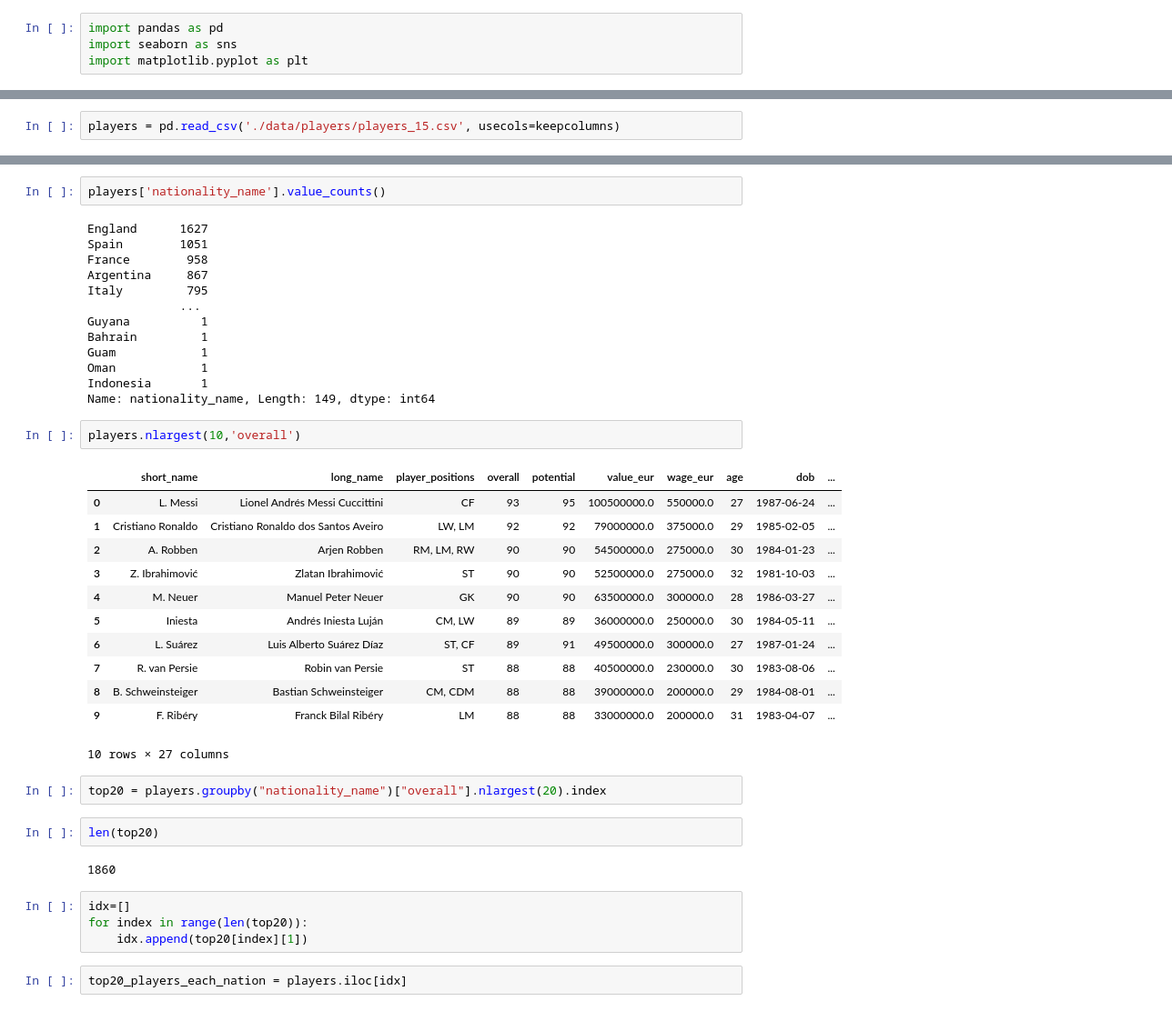
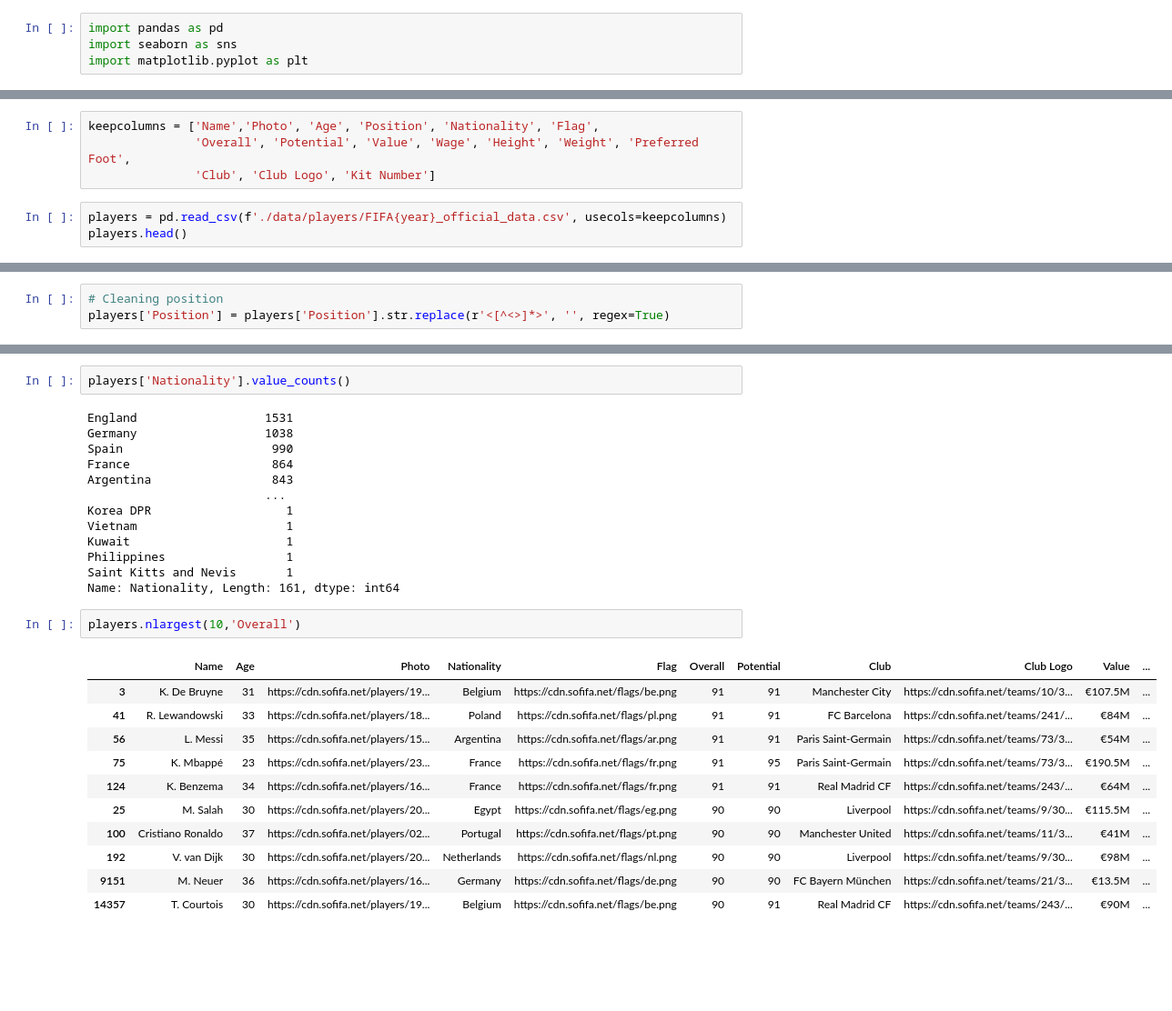
Before and after one commit to gabipana7/fifa-world-cup-2022, a Jupyter notebook: players.ipynb, the cells around one changed output, grey strips where cells are left out. Shown at 91% size. Saved outputs shown, nothing was run; the diff lists cells and outputs as text; blank space fills up the shorter version.

```diff
--- a/players.ipynb
+++ b/players.ipynb
@@ -73,2 +73,7 @@ keepcolumns = ['short_name', 'long_name', 'player_positions', 'age', 'dob', 'nat
+# %%
+keepcolumns = ['Name','Photo', 'Age', 'Position', 'Nationality', 'Flag',
+               'Overall', 'Potential', 'Value', 'Wage', 'Height', 'Weight', 'Preferred Foot',
+               'Club', 'Club Logo', 'Kit Number']
 # %%
-players = pd.read_csv('./data/players/players_15.csv', usecols=keepcolumns)
+players = pd.read_csv(f'./data/players/FIFA{year}_official_data.csv', usecols=keepcolumns)
+players.head()
@@ -153,0 +150,3 @@ sns.heatmap(players[cols].isna(), cmap=sns.color_palette(colours))
+# %%
+# Cleaning position
+players['Position'] = players['Position'].str.replace(r'<[^<>]*>', '', regex=True)
@@ -154,42 +169,29 @@ sns.heatmap(players[cols].isna(), cmap=sns.color_palette(colours))
 # %%
-players['nationality_name'].value_counts()
+players['Nationality'].value_counts()
 # %% [output]
-England      1627
-Spain        1051
-France        958
-Argentina     867
-Italy         795
-             ...
-Guyana          1
-Bahrain         1
-Guam            1
-Oman            1
-Indonesia       1
-Name: nationality_name, Length: 149, dtype: int64
+England                  1531
+Germany                  1038
+Spain                     990
+France                    864
+Argentina                 843
+                         ...
+Korea DPR                   1
+Vietnam                     1
+Kuwait                      1
+Philippines                 1
+Saint Kitts and Nevis       1
+Name: Nationality, Length: 161, dtype: int64
 # %%
-players.nlargest(10,'overall')
+players.nlargest(10,'Overall')
 # %% [output]
-|  | short_name | long_name | player_positions | overall | potential | value_eur | wage_eur | age | dob | ... |
-| 0 | L. Messi | Lionel Andrés Messi Cuccittini | CF | 93 | 95 | 100500000.0 | 550000.0 | 27 | 1987-06-24 | ... |
-| 1 | Cristiano Ronaldo | Cristiano Ronaldo dos Santos Aveiro | LW, LM | 92 | 92 | 79000000.0 | 375000.0 | 29 | 1985-02-05 | ... |
-| 2 | A. Robben | Arjen Robben | RM, LM, RW | 90 | 90 | 54500000.0 | 275000.0 | 30 | 1984-01-23 | ... |
-| 3 | Z. Ibrahimović | Zlatan Ibrahimović | ST | 90 | 90 | 52500000.0 | 275000.0 | 32 | 1981-10-03 | ... |
-| 4 | M. Neuer | Manuel Peter Neuer | GK | 90 | 90 | 63500000.0 | 300000.0 | 28 | 1986-03-27 | ... |
-| 5 | Iniesta | Andrés Iniesta Luján | CM, LW | 89 | 89 | 36000000.0 | 250000.0 | 30 | 1984-05-11 | ... |
-| 6 | L. Suárez | Luis Alberto Suárez Díaz | ST, CF | 89 | 91 | 49500000.0 | 300000.0 | 27 | 1987-01-24 | ... |
-| 7 | R. van Persie | Robin van Persie | ST | 88 | 88 | 40500000.0 | 230000.0 | 30 | 1983-08-06 | ... |
-| 8 | B. Schweinsteiger | Bastian Schweinsteiger | CM, CDM | 88 | 88 | 39000000.0 | 200000.0 | 29 | 1984-08-01 | ... |
-| 9 | F. Ribéry | Franck Bilal Ribéry | LM | 88 | 88 | 33000000.0 | 200000.0 | 31 | 1983-04-07 | ... |
+|  | Name | Age | Photo | Nationality | Flag | Overall | Potential | Club | Club Logo | Value | ... |
+| 3 | K. De Bruyne | 31 | https://cdn.sofifa.net/players/19... | Belgium | https://cdn.sofifa.net/flags/be.png | 91 | 91 | Manchester City | https://cdn.sofifa.net/teams/10/3... | €107.5M | ... |
+| 41 | R. Lewandowski | 33 | https://cdn.sofifa.net/players/18... | Poland | https://cdn.sofifa.net/flags/pl.png | 91 | 91 | FC Barcelona | https://cdn.sofifa.net/teams/241/... | €84M | ... |
+| 56 | L. Messi | 35 | https://cdn.sofifa.net/players/15... | Argentina | https://cdn.sofifa.net/flags/ar.png | 91 | 91 | Paris Saint-Germain | https://cdn.sofifa.net/teams/73/3... | €54M | ... |
+| 75 | K. Mbappé | 23 | https://cdn.sofifa.net/players/23... | France | https://cdn.sofifa.net/flags/fr.png | 91 | 95 | Paris Saint-Germain | https://cdn.sofifa.net/teams/73/3... | €190.5M | ... |
+| 124 | K. Benzema | 34 | https://cdn.sofifa.net/players/16... | France | https://cdn.sofifa.net/flags/fr.png | 91 | 91 | Real Madrid CF | https://cdn.sofifa.net/teams/243/... | €64M | ... |
+| 25 | M. Salah | 30 | https://cdn.sofifa.net/players/20... | Egypt | https://cdn.sofifa.net/flags/eg.png | 90 | 90 | Liverpool | https://cdn.sofifa.net/teams/9/30... | €115.5M | ... |
+| 100 | Cristiano Ronaldo | 37 | https://cdn.sofifa.net/players/02... | Portugal | https://cdn.sofifa.net/flags/pt.png | 90 | 90 | Manchester United | https://cdn.sofifa.net/teams/11/3... | €41M | ... |
+| 192 | V. van Dijk | 30 | https://cdn.sofifa.net/players/20... | Netherlands | https://cdn.sofifa.net/flags/nl.png | 90 | 90 | Liverpool | https://cdn.sofifa.net/teams/9/30... | €98M | ... |
+| 9151 | M. Neuer | 36 | https://cdn.sofifa.net/players/16... | Germany | https://cdn.sofifa.net/flags/de.png | 90 | 90 | FC Bayern München | https://cdn.sofifa.net/teams/21/3... | €13.5M | ... |
+| 14357 | T. Courtois | 30 | https://cdn.sofifa.net/players/19... | Belgium | https://cdn.sofifa.net/flags/be.png | 90 | 91 | Real Madrid CF | https://cdn.sofifa.net/teams/243/... | €90M | ... |
-10 rows × 27 columns
-# %%
-top20 = players.groupby("nationality_name")["overall"].nlargest(20).index
-# %%
-len(top20)
-# %% [output]
-1860
-# %%
-idx=[]
-for index in range(len(top20)):
-    idx.append(top20[index][1])
-# %%
-top20_players_each_nation = players.iloc[idx]
```
Also changed, not shown: parts of 31 cells of this notebook, 2 other files.
